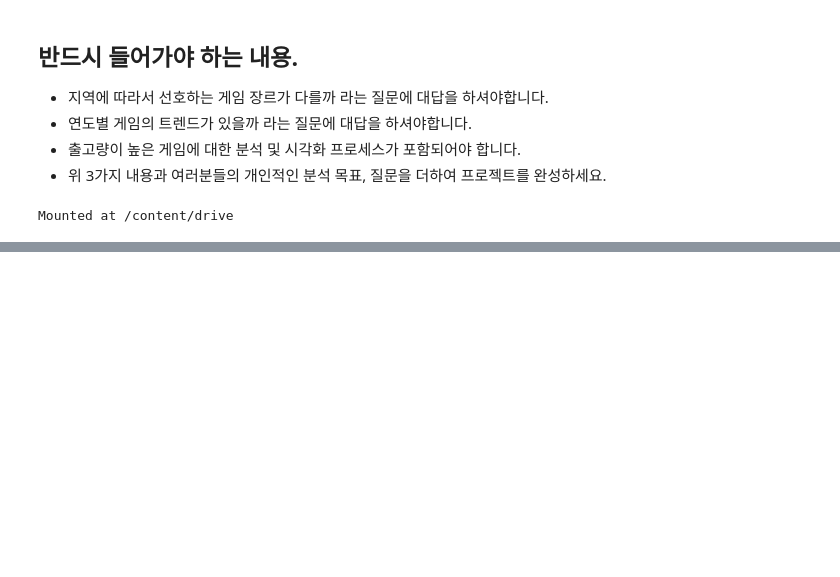
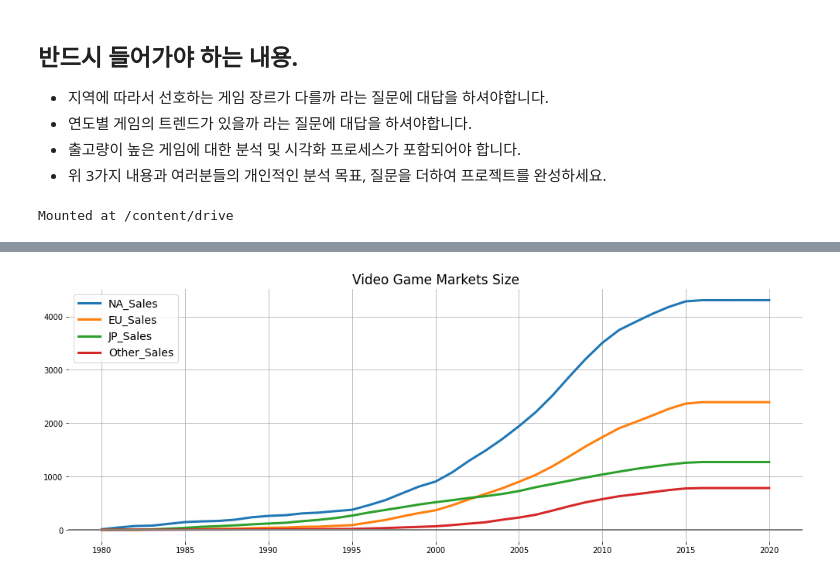
Before and after one commit to poten-jay/Note-cote-, a Jupyter notebook: S1-Week 4-Project.ipynb, the cells around one changed output, grey strips where cells are left out. Drawn from its saved outputs; the diff is of its cells as text; code cells hidden in the pictures; blank space fills up the shorter version.

```diff
--- a/S1-Week 4-Project.ipynb
+++ b/S1-Week 4-Project.ipynb
@@ -139,0 +163,4 @@ df.reset_index()   # 인덱스 번호 리셋
+# %%
+# 연도별 / 지역별 판매량
+year_sales = df.groupby(['Year']).sum()
+year_sales.head()
@@ -139,0 +175,4 @@ df.reset_index()   # 인덱스 번호 리셋
+# %%
+# 연도별 / 지역별 판매량 누적
+year_sales_cumsum = year_sales.cumsum(axis=0)
+year_sales_cumsum.head()
@@ -139,0 +187,29 @@ df.reset_index()   # 인덱스 번호 리셋
+# %%
+# 연도별 / 지역별 누적 판매량 그래프 ( 시장 규모 )
+
+fig = plt.figure(figsize=(17,6)) ## 캔버스 생성
+fig.set_facecolor('white') ## 캔버스 색상 설정
+ax = fig.add_subplot() ## 그림 뼈대(프레임) 생성
+
+ax.plot(year_sales_cumsum['NA_Sales'], linewidth=3 , label='NA_Sales') ## 선그래프 생성
+ax.plot(year_sales_cumsum['EU_Sales'], linewidth=3 , label='EU_Sales') ## 선그래프 생성
+ax.plot(year_sales_cumsum['JP_Sales'], linewidth=3 , label='JP_Sales') ## 선그래프 생성
+ax.plot(year_sales_cumsum['Other_Sales'], linewidth=3 , label='Other_Sales') ## 선그래프 생성
+plt.legend(fontsize=14)   # 범례 표시
+
+
+plt.title("Video Game Markets Size",fontsize=17) ## 타이틀 설정
+
+plt.gca().spines['right'].set_visible(False) #오른쪽 테두리 제거
+plt.gca().spines['top'].set_visible(False) #위 테두리 제거
+plt.gca().spines['left'].set_visible(False) #왼쪽 테두리 제거
+plt.gca().spines['bottom'].set_visible(False) #아래 테두리 제거
+
+# plt.text(*, 1, 'asdfas')
+
+plt.axhline(y=1, color='grey', linewidth=2) # 회색 가로줄
+plt.grid(True)
+
+plt.show()
+# %% [output]
+[figure, added]
```
Also changed, not shown: parts of 73 cells of this notebook.
